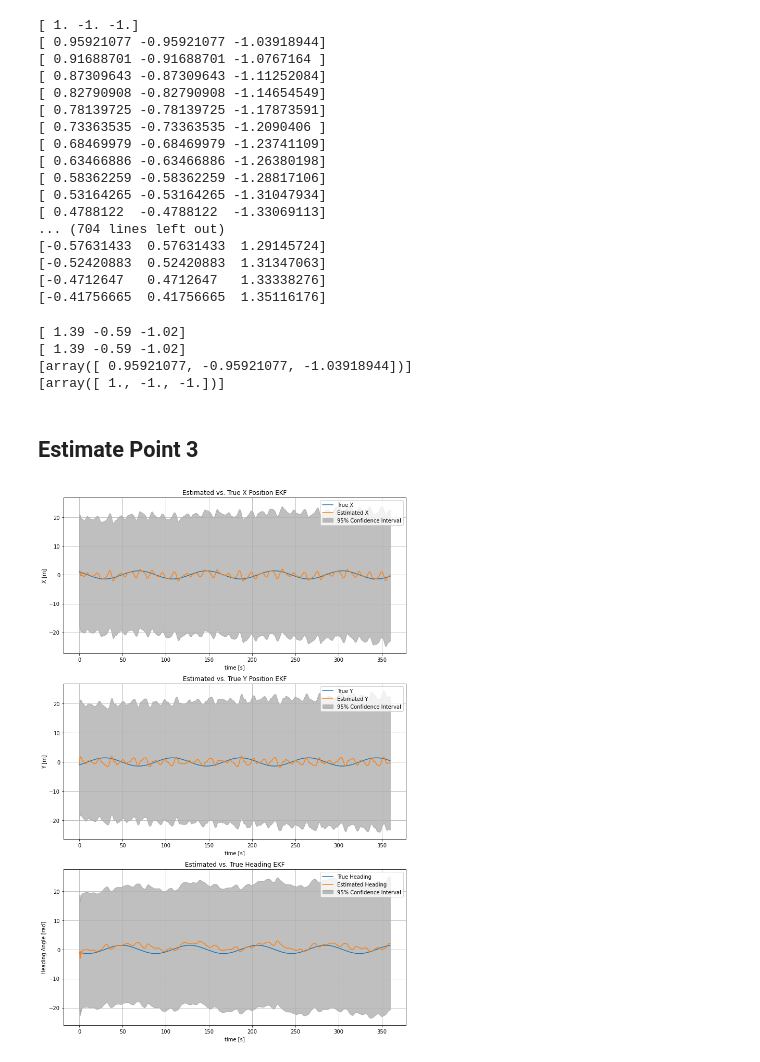
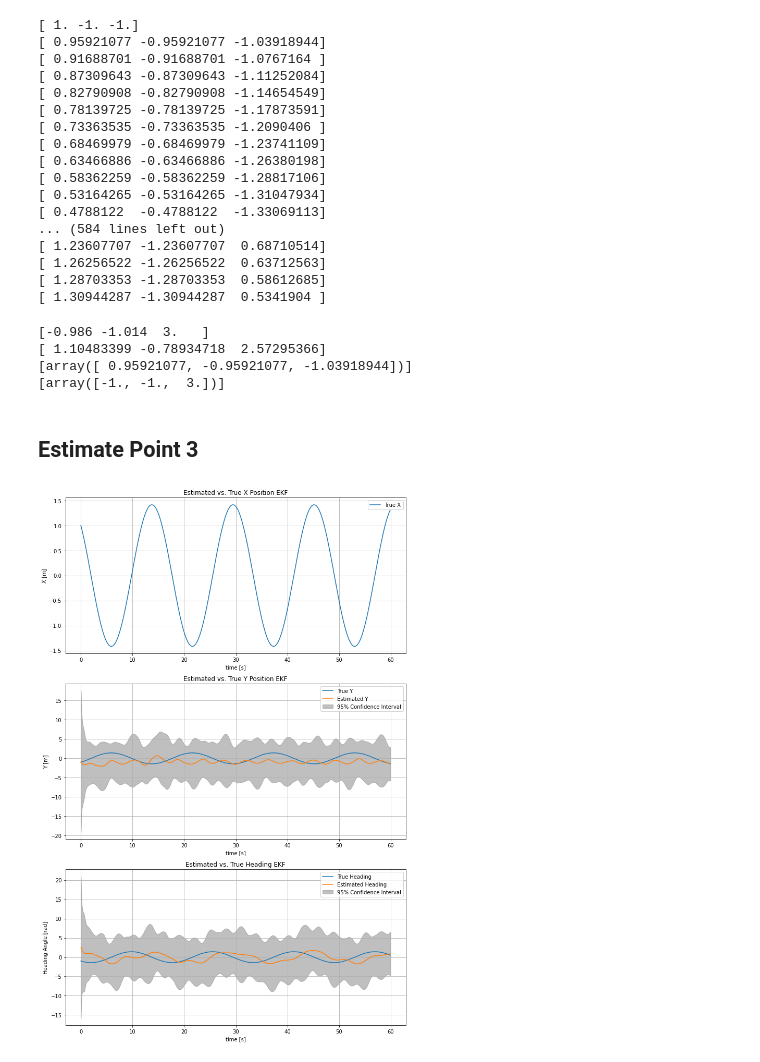
Before and after one commit to annasulzer/273-final-project, a Jupyter notebook: simulate_playground_EKF.ipynb, the cells around one changed output. Saved outputs shown, nothing was run; the diff lists cells and outputs as text; code cells hidden in the pictures.

```diff
--- a/simulate_playground_EKF.ipynb
+++ b/simulate_playground_EKF.ipynb
@@ -24,8 +24,8 @@ sat3_nv0 = np.array([[1,1,0]]).T/np.linalg.norm(np.array([1,1,0]))
 
 
 
-del_t = 0.05 #arbitrary time unit
-n_orbits = 1
+del_t = 0.1 #arbitrary time unit
+n_orbits = 0.1
 t = np.linspace(0,n_orbits*2*np.pi)
 x1 = center_of_mass + orbit_radius * np.sin(t) * sat1_nv0 + orbit_radius * np.cos(t) * sat1_nx0
 x2 = center_of_mass + orbit_radius * np.sin(t) * sat2_nv0 + orbit_radius * np.cos(t) * sat2_nx0
@@ -72,10 +72,10 @@ deb = sim.debris(debris_points,quat)
 mtest = sim.MeasurementModel(deb,np.array([o1,o2,o3]),n_blind=0)
 # %%
 import EKF_class as EKF
-n = 39
+n = 36
 mu0 = np.zeros((n))
-mu0[3:6] = np.array([0.01, 0.01, 0.4])
-mu0[6:] = debris_points.flatten()
+mu0[:3] = np.array([0.01, 0.01, 0.01])
+mu0[3:] = debris_points.flatten()
 sigma0 = 100* np.diag(np.ones((n)))
 
 kalman_filter = EKF.KalmanFilter(mu0, sigma0, del_t)
@@ -108,5 +119,5 @@ print(mtest[2*360].flatten()[1:11])
 # %%
-time_step = 0.5
+time_step = del_t
 time_array = np.arange(0, len(x_est_hist) * time_step, time_step)
 
 std_dev_heading = np.sqrt(P_est_hist[:, 5, 5])
@@ -120,33 +131,36 @@ confidence_interval_y = 1.96 * std_dev_y
 
 fig, axs = plt.subplots(3, 1, figsize=(10, 15))
 
-#axs[0].plot(time_array, posehist[:, 0], label="True X")
-axs[0].plot(time_array, x_est_hist[:, 4], label="Estimated X")
-axs[0].fill_between(time_array, x_est_hist[:, 4] - confidence_interval_x, x_est_hist[:, 4] + confidence_interval_x, color='gray', alpha=0.5, label="95% Confidence Interval")
+axs[0].plot(time_array,  np.zeros(len(time_array)), label="True Omega X")
+axs[0].plot(time_array, x_est_hist[:, 0], label="Estimated Omega X")
+axs[0].fill_between(time_array, x_est_hist[:, 0] - confidence_interval_x, x_est_hist[:, 0] + confidence_interval_x, color='gray', alpha=0.5, label="95% Confidence Interval")
 axs[0].set_xlabel('time [s]')
 axs[0].set_ylabel('X [m]')
 axs[0].legend()
 axs[0].grid(True)
-axs[0].set_title('Estimated vs. True X Position EKF')
+axs[0].set_ylim([-0.5, 0.5])
+axs[0].set_title('Estimated vs. True Angular Velocity EKF')
 
 # Plot Y Position
-#axs[1].plot(time_array, posehist[:, 1], label="True Y")
-axs[1].plot(time_array, x_est_hist[:, 5], label="Estimated Y")
-axs[1].fill_between(time_array,  x_est_hist[:, 5] - confidence_interval_y, x_est_hist[:, 5] + confidence_interval_y, color='gray', alpha=0.5, label="95% Confidence Interval")
+axs[1].plot(time_array, np.zeros(len(time_array)), label="True Omega Y")
+axs[1].plot(time_array, x_est_hist[:, 1], label="Estimated Omega Y")
+axs[1].fill_between(time_array,  x_est_hist[:, 1] - confidence_interval_y, x_est_hist[:, 1] + confidence_interval_y, color='gray', alpha=0.5, label="95% Confidence Interval")
 axs[1].set_xlabel('time [s]')
 axs[1].set_ylabel('Y [m]')
 axs[1].legend()
 axs[1].grid(True)
-axs[1].set_title('Estimated vs. True Y Position EKF')
+axs[1].set_ylim([-0.5, 0.5])
+axs[1].set_title('Estimated vs. True Angular Velocity EKF')
 
-#axs[2].plot(time_array, posehist[:, 2], label="True Heading")
-axs[2].plot(time_array, x_est_hist[:, 6], label="Estimated Heading")
-axs[2].fill_between(time_array, x_est_hist[:, 6] - confidence_interval_heading, x_est_hist[:, 6] + confidence_interval_heading, color='gray', alpha=0.5, label="95% Confidence Interval")
+axs[2].plot(time_array,  omega * np.ones(len(time_array)), label="True Omega Z")
+axs[2].plot(time_array, x_est_hist[:, 2], label="Estimated Omega Z")
+axs[2].fill_between(time_array, x_est_hist[:, 2] - confidence_interval_heading, x_est_hist[:, 2] + confidence_interval_heading, color='gray', alpha=0.5, label="95% Confidence Interval")
 axs[2].set_xlabel('time [s]')
 axs[2].set_ylabel('Heading Angle [rad]')
 axs[2].legend()
 axs[2].grid(True)
-axs[2].set_title('Estimated vs. True Heading EKF')
+axs[2].set_title('Estimated vs. True Angular Velocity EKF')
+axs[2].set_ylim([-0.5, 0.5])
 
 plt.tight_layout()
 plt.show()
@@ -174,25 +188,25 @@ posehist = posehist.T
 [ 0.58362259 -0.58362259 -1.28817106]
 [ 0.53164265 -0.53164265 -1.31047934]
 [ 0.4788122  -0.4788122  -1.33069113]
-... (704 lines left out)
-[-0.57631433  0.57631433  1.29145724]
-[-0.52420883  0.52420883  1.31347063]
-[-0.4712647   0.4712647   1.33338276]
-[-0.41756665  0.41756665  1.35116176]
+... (584 lines left out)
+[ 1.23607707 -1.23607707  0.68710514]
+[ 1.26256522 -1.26256522  0.63712563]
+[ 1.28703353 -1.28703353  0.58612685]
+[ 1.30944287 -1.30944287  0.5341904 ]
 # %%
 print(x_est_hist_min[0, 9:12])
 print(x_est_hist[0, 9:12])
 print([posehist[1, :]])
 print([mu0[9:12]])
 # %% [output]
-[ 1.39 -0.59 -1.02]
-[ 1.39 -0.59 -1.02]
+[-0.986 -1.014  3.   ]
+[ 1.10483399 -0.78934718  2.57295366]
 [array([ 0.95921077, -0.95921077, -1.03918944])]
-[array([ 1., -1., -1.])]
+[array([-1., -1.,  3.])]
 # %% [markdown]
 ## Estimate Point 3
 # %%
-time_step = 0.5
+time_step = del_t
 time_array = np.arange(0, len(x_est_hist) * time_step, time_step)
 
 std_dev_heading = np.sqrt(P_est_hist[:, 2, 2])
@@ -207,34 +221,34 @@ confidence_interval_y = 1.96 * std_dev_y
 fig, axs = plt.subplots(3, 1, figsize=(10, 15))
 
 axs[0].plot(time_array, posehist[:, 0], label="True X")
-axs[0].plot(time_array, x_est_hist[:, 9], label="Estimated X")
-axs[0].fill_between(time_array, x_est_hist[:,9] - confidence_interval_x, x_est_hist[:, 9] + confidence_interval_x, color='gray', alpha=0.5, label="95% Confidence Interval")
+#axs[0].plot(time_array, x_est_hist[:, 9], label="Estimated X")
+#axs[0].fill_between(time_array, x_est_hist[:,9] - confidence_interval_x, x_est_hist[:, 9] + confidence_interval_x, color='gray', alpha=0.5, label="95% Confidence Interval")
 axs[0].set_xlabel('time [s]')
 axs[0].set_ylabel('X [m]')
 axs[0].legend()
 axs[0].grid(True)
 axs[0].set_title('Estimated vs. True X Position EKF')
 
 # Plot Y Position
 axs[1].plot(time_array, posehist[:, 1], label="True Y")
 axs[1].plot(time_array, x_est_hist[:, 10], label="Estimated Y")
 axs[1].fill_between(time_array,  x_est_hist[:, 10] - confidence_interval_y, x_est_hist[:, 10] + confidence_interval_y, color='gray', alpha=0.5, label="95% Confidence Interval")
 axs[1].set_xlabel('time [s]')
 axs[1].set_ylabel('Y [m]')
 axs[1].legend()
 axs[1].grid(True)
 axs[1].set_title('Estimated vs. True Y Position EKF')
 
 axs[2].plot(time_array, posehist[:, 2], label="True Heading")
 axs[2].plot(time_array, x_est_hist[:, 11], label="Estimated Heading")
 axs[2].fill_between(time_array, x_est_hist[:, 11] - confidence_interval_heading, x_est_hist[:, 11] + confidence_interval_heading, color='gray', alpha=0.5, label="95% Confidence Interval")
 axs[2].set_xlabel('time [s]')
 axs[2].set_ylabel('Heading Angle [rad]')
 axs[2].legend()
 axs[2].grid(True)
 axs[2].set_title('Estimated vs. True Heading EKF')
 
 plt.tight_layout()
 plt.show()
 # %% [output]
-[figure, old version]
+[figure, new version]
```
Also changed, not shown: parts of 6 cells of this notebook, 1 other file.
